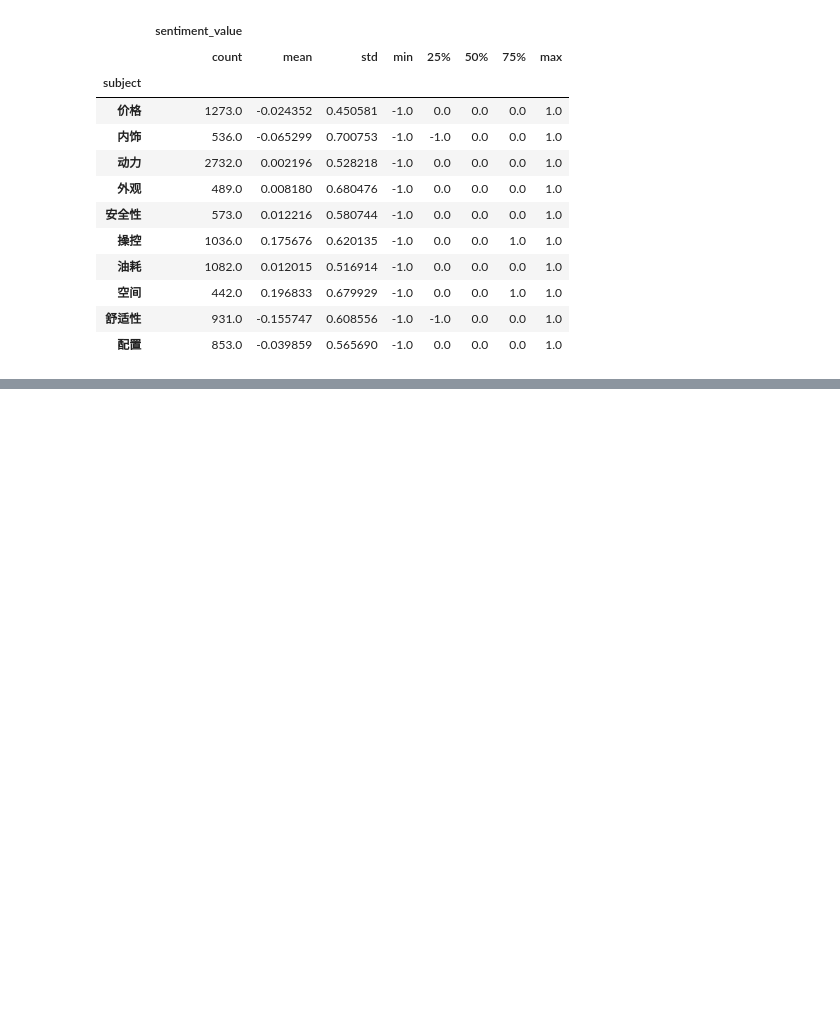
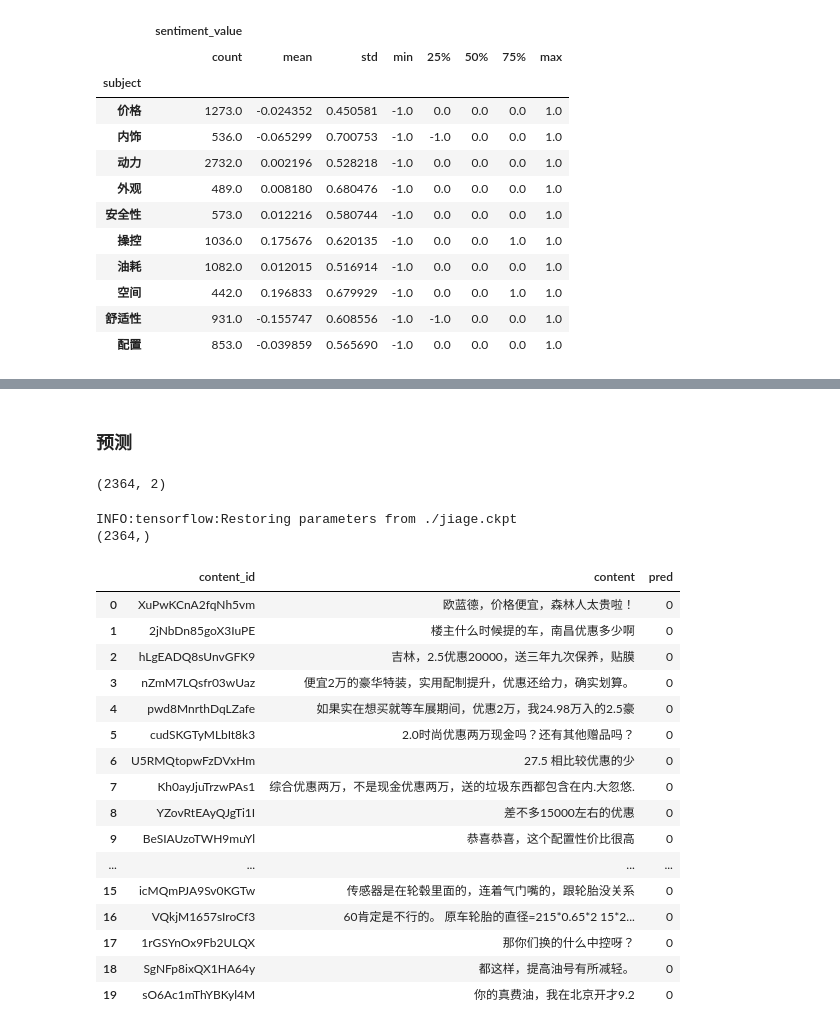
Before and after one commit to light8lee/car, a Jupyter notebook: code/textcnn.ipynb, the cells around one changed output, grey strips where cells are left out. Cells and saved outputs as stored; diff of their text form; code cells hidden in the pictures; blank space fills up the shorter version.

```diff
--- a/code/textcnn.ipynb
+++ b/code/textcnn.ipynb
@@ -258 +272,5 @@ from textcnn import TextCNN
+# %%
+def get_f1(y_true, y_pred):
+    f1 = f1_score(y_true, y_pred, average='macro')
+    return f1
 # %%
@@ -322,0 +398,56 @@ with tf.Graph().as_default() as g:
+# %% [markdown]
+### 预测
+# %%
+test = pd.read_csv('../data/test_public.csv')
+test.shape
+# %% [output]
+(2364, 2)
+# %%
+word_count = 0
+unk_count = 0
+
+test_X, word_count, unk_count = convert_to_ints(test['content'], vocab2int, word_count, unk_count)
+# %%
+
+loaded_graph = tf.Graph()
+final_result = None
+with tf.Session(graph=loaded_graph) as sess:
+    # Load saved model
+    loader = tf.train.import_meta_graph(checkpoint + '.meta')
+    loader.restore(sess, checkpoint)
+
+    x = loaded_graph.get_tensor_by_name('x:0')
+    keep_prob = loaded_graph.get_tensor_by_name('keep_prob:0')
+    output = loaded_graph.get_tensor_by_name('output/predictions:0')
+    #Multiply by batch_size to match the model's input parameters
+    for t_x in get_batch(test_X, num_epochs=1, batch_size=591, echo=False, shuffle=False):
+        result = sess.run(output, {x: t_x, keep_prob: 1.0})
+        if final_result is None:
+            final_result = result
+        else:
+            final_result = np.concatenate((final_result, result), axis=0)
+print(final_result.shape)
+# %% [output]
+INFO:tensorflow:Restoring parameters from ./jiage.ckpt
+(2364,)
+# %%
+test['pred'] = final_result
+test.head(20)
+# %% [output]
+|  | content_id | content | pred |
+| 0 | XuPwKCnA2fqNh5vm | 欧蓝德，价格便宜，森林人太贵啦！ | 0 |
+| 1 | 2jNbDn85goX3IuPE | 楼主什么时候提的车，南昌优惠多少啊 | 0 |
+| 2 | hLgEADQ8sUnvGFK9 | 吉林，2.5优惠20000，送三年九次保养，贴膜 | 0 |
+| 3 | nZmM7LQsfr03wUaz | 便宜2万的豪华特装，实用配制提升，优惠还给力，确实划算。 | 0 |
+| 4 | pwd8MnrthDqLZafe | 如果实在想买就等车展期间，优惠2万，我24.98万入的2.5豪 | 0 |
+| 5 | cudSKGTyMLbIt8k3 | 2.0时尚优惠两万现金吗？还有其他赠品吗？ | 0 |
+| 6 | U5RMQtopwFzDVxHm | 27.5 相比较优惠的少 | 0 |
+| 7 | Kh0ayJjuTrzwPAs1 | 综合优惠两万，不是现金优惠两万，送的垃圾东西都包含在内.大忽悠. | 0 |
+| 8 | YZovRtEAyQJgTi1I | 差不多15000左右的优惠 | 0 |
+| 9 | BeSIAUzoTWH9muYl | 恭喜恭喜，这个配置性价比很高 | 0 |
+| ... | ... | ... | ... |
+| 15 | icMQmPJA9Sv0KGTw | 传感器是在轮毂里面的，连着气门嘴的，跟轮胎没关系 | 0 |
+| 16 | VQkjM1657sIroCf3 | 60肯定是不行的。 原车轮胎的直径=215*0.65*2 15*2... | 0 |
+| 17 | 1rGSYnOx9Fb2ULQX | 那你们换的什么中控呀？ | 0 |
+| 18 | SgNFp8ixQX1HA64y | 都这样，提高油号有所减轻。 | 0 |
+| 19 | sO6Ac1mThYBKyl4M | 你的真费油，我在北京开才9.2 | 0 |
```
Also changed, not shown: parts of 15 cells of this notebook, 17 other files.
